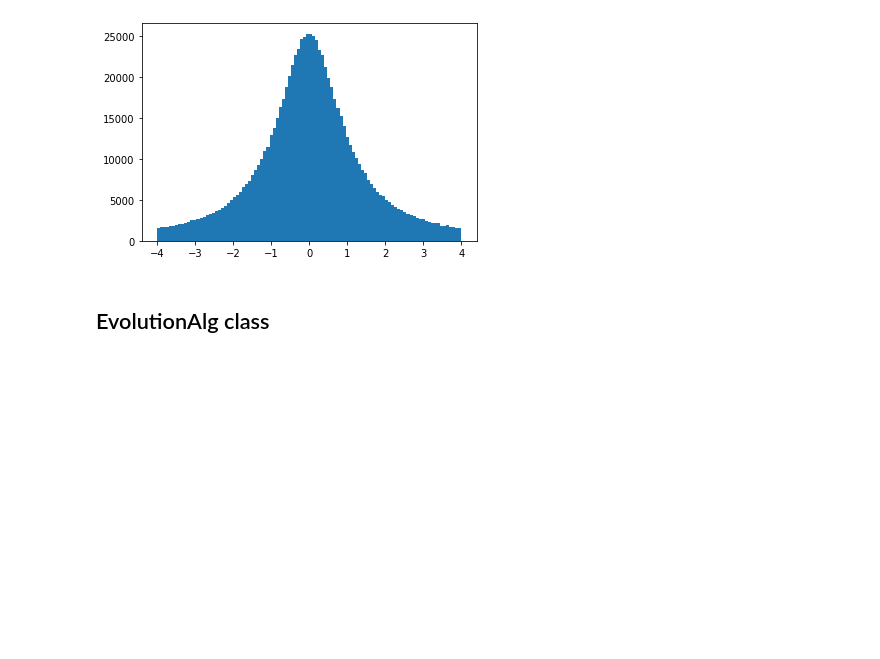
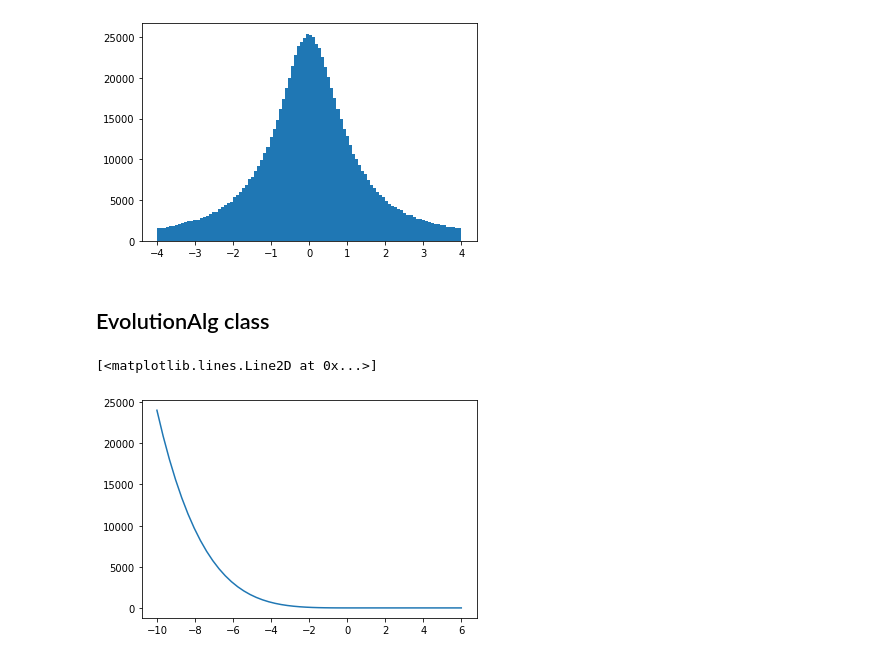
Before and after one commit to adamnapieralski/pszt-evolutionary-cauchy-searching, a Jupyter notebook: EvolutionPreview.ipynb, the cells around one changed output. Cells and saved outputs as stored; diff of their text form; code cells hidden in the pictures; blank space fills up the shorter version.

```diff
--- a/EvolutionPreview.ipynb
+++ b/EvolutionPreview.ipynb
@@ -25,6 +25,17 @@ def fitness(population):
 
 def fitness2(population):
     return [-x[0] * (x[0] - 1) * (x[0] - 2) * (x[0] - 3) * (x[0] - 4) for x in population]
+
+def fitness3(population):
+    return [0.1*max(-x[0] * (x[0] - 1) * (x[0] - 2) * (x[0] - 3) * (x[0] - 4), 0) for x in population]
+# %%
+k = 50
+# x = np.linspace(0.5, 6, k).reshape((k,1))
+x = np.linspace(-10, 6, k).reshape((k,1))
+plt.plot(x, fitness3(x))
+# %% [output]
+[<matplotlib.lines.Line2D at 0x...>]
+[figure, added]
 # %%
 e = EvolutionAlg()
 population = np.array([[1,2], [3,4], [3,1], [4,2], [5,3], [6,2]])
```
Also changed, not shown: parts of 5 cells of this notebook, 2 other files.
